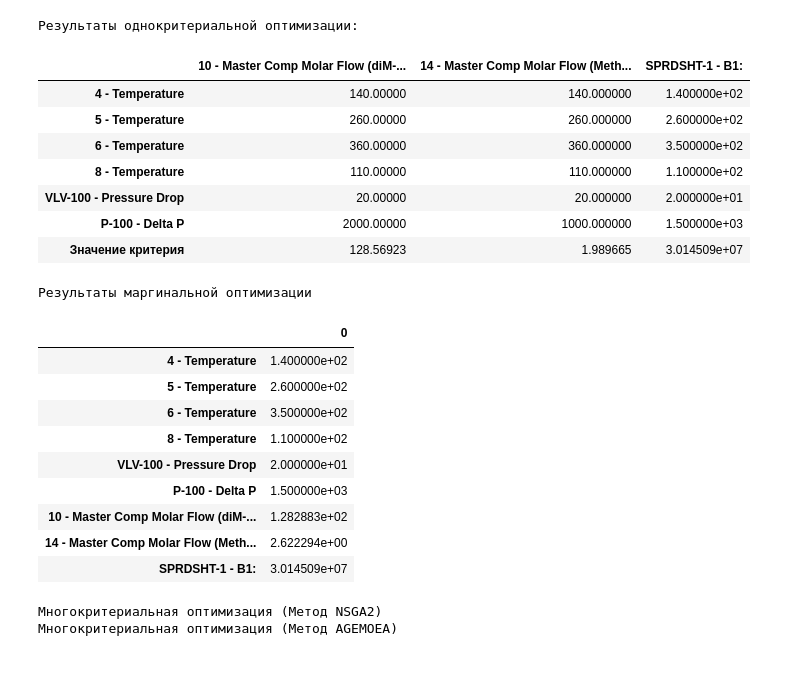
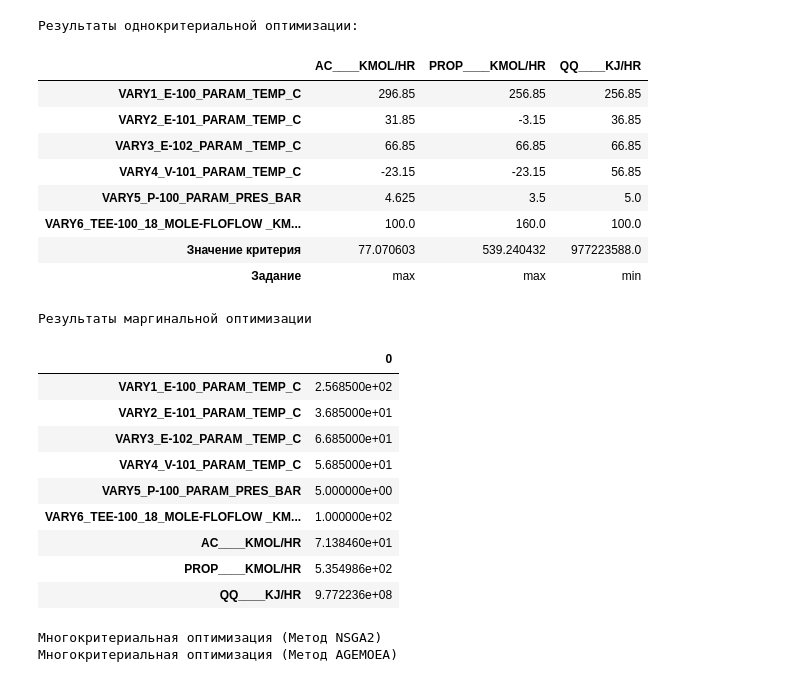
Before and after one commit to BanVacc/aspen_moo, a Jupyter notebook: optimization_linear_interp.ipynb, the cells around one changed output. Drawn from its saved outputs; the diff is of its cells as text; code cells hidden in the pictures.

```diff
--- a/optimization_linear_interp.ipynb
+++ b/optimization_linear_interp.ipynb
@@ -1,14 +1,17 @@
+# %%
+# Параметры
+TASK = ['max', 'max', 'min'] # Задача оптимизации
+FILE_PATH = './Other/aceton729.csv'  # Откуда брать файл
+PRINT_PROGRESS = False  # Вывод прогресса
+SAVE_RESULTS = False  # Сохранение результата
 # %%
 # Получение данных
 import pandas as pd
 
-task = ['max', 'min', 'min'] # Задача оптимизации
-file_name = './Hysys/data/hysys729_v2.csv'  # Откуда брать файл
-data_source = pd.read_csv(file_name, sep=',', index_col=0,
+data_source = pd.read_csv(FILE_PATH, sep=',', index_col=0,
                           skiprows=[1]  # Пропуск единиц измерения
-                          ).dropna(
-    axis=1, how='all')  # Чтение файла
-
+                          ).dropna(axis=1, how='all')
+print('Размер таблицы:', data_source.shape)
 
 # pd.options.display.float_format = '{:,.2f}'.format # Если нужно ограничить вывод до 2 знаков после запятой
 column_names = data_source.columns.values  # Получение названий столбцов
@@ -19,10 +22,9 @@ criteria1_column = data_source.iloc[:, 6].astype(float)
 criteria2_column = data_source.iloc[:, 7].astype(float)
 criteria3_column = data_source.iloc[:, 8].astype(float)
 
-print('Размер таблицы:', data_source.shape)
 
 ERROR_VALUE = -32767
-if data_source[data_source == ERROR_VALUE].count().sum() > 0 or data_source.isna().sum().sum()>0:
+if data_source[data_source == ERROR_VALUE].count().sum() > 0 or data_source.isna().sum().sum() > 0:
     print('В таблице есть битые данные')
     print(data_source[data_source == ERROR_VALUE].count())
     print(data_source.isna().sum())
@@ -36,18 +38,10 @@ import numpy as np
 # Создание точек для интерполяции
 points = np.array(params.values)
 
-PRINT_PROGRESS = False  # Вывод прогресса
-SAVE_RESULTS = False  # Сохранение результата
-
 # Псевдовеса,если нужно максимизировать критерий, то умножаем его на -1
-weight = [-1 if s == 'max' else 1 for s in task]
-
-# Границы параметров
-lower_bound = params.min().to_numpy()
-upper_bound = params.max().to_numpy()
+weight = [-1 if i == 'max' else 1 for i in TASK]
 
 # Создание интерполяторов
-print('Расчет интерполяторов')
 print('Расчет интерполятора:', column_names[6])
 criteria1 = LinearNDInterpolator(points, criteria1_column.values * weight[0])
 print('Расчет интерполятора:', column_names[7])
@@ -59,13 +53,20 @@ criteria3 = LinearNDInterpolator(
 print('Расчет интерполяторов завершен')
 
 test_point = params.sample(1).values[0]
-print('Проверка работы интерполяторов в точке', test_point) # Главное, чтобы просто nan не выдавало
+# Главное, чтобы nan не выдавало
+print('Проверка работы интерполяторов в точке', test_point)
 print(column_names[6], test_point, criteria1(test_point))
 print(column_names[7], test_point, criteria2(test_point))
 print(column_names[8], test_point, criteria3(test_point))
 
-bounds = pd.DataFrame([lower_bound, upper_bound],
+# Границы параметров
+lower_bound = params.min().to_numpy()
+upper_bound = params.max().to_numpy()
+# Количество шагов (может быть некорректно)
+steps = [params[col].unique().size for col in params]
+
+bounds = pd.DataFrame([lower_bound,upper_bound,steps],
                       columns=column_names[0:6],
-                      index=['Нижняя граница', 'Верхняя граница'])
+                      index=['Нижняя граница', 'Верхняя граница', 'Количество шагов (возможно некорректно)'])
 bounds.transpose()
 # %% [output]
@@ -112,41 +112,44 @@ class Find_best_c2 (Problem):
         out["F"] = criteria2(x)
 
 
 class Find_best_c3 (Problem):
     def __init__(self):
         super().__init__(n_var=6, n_obj=1, n_constr=0, xl=lower_bound, xu=upper_bound)
 
     def _evaluate(self, x, out, *args, **kwargs):
         out["F"] = criteria3(x)
 
 soo_c1 = minimize(Find_best_c1(), algorithm=PatternSearch(),
                   seed=1, verbose=PRINT_PROGRESS)
 soo_c2 = minimize(Find_best_c2(), algorithm=PatternSearch(),
                   seed=1, verbose=PRINT_PROGRESS)
 soo_c3 = minimize(Find_best_c3(), algorithm=PatternSearch(),
                   seed=1, verbose=PRINT_PROGRESS)
 
 # Вывод в виде таблицы
 single_criteria_optimization_df = pd.DataFrame(
     columns=column_names[0:6],
     data=[soo_c1.X, soo_c2.X, soo_c3.X],
     index=column_names[6:9]
 )
 single_criteria_optimization_df['Значение критерия'] = [
     weight[0] * soo_c1.F[0], weight[1] * soo_c2.F[0], weight[2] * soo_c3.F[0]]
 
+single_criteria_optimization_df['Задание'] = TASK
+
 print('Результаты однокритериальной оптимизации:')
 single_criteria_optimization_df.transpose()
 # %% [output]
 Результаты однокритериальной оптимизации:
-|  | 10 - Master Comp Molar Flow (diM-... | 14 - Master Comp Molar Flow (Meth... | SPRDSHT-1 - B1: |
-| 4 - Temperature | 140.00000 | 140.000000 | 1.400000e+02 |
-| 5 - Temperature | 260.00000 | 260.000000 | 2.600000e+02 |
-| 6 - Temperature | 360.00000 | 360.000000 | 3.500000e+02 |
-| 8 - Temperature | 110.00000 | 110.000000 | 1.100000e+02 |
-| VLV-100 - Pressure Drop | 20.00000 | 20.000000 | 2.000000e+01 |
-| P-100 - Delta P | 2000.00000 | 1000.000000 | 1.500000e+03 |
-| Значение критерия | 128.56923 | 1.989665 | 3.014509e+07 |
+|  | AC____KMOL/HR | PROP____KMOL/HR | QQ____KJ/HR |
+| VARY1_E-100_PARAM_TEMP_C | 296.85 | 256.85 | 256.85 |
+| VARY2_E-101_PARAM_TEMP_C | 31.85 | -3.15 | 36.85 |
+| VARY3_E-102_PARAM _TEMP_C | 66.85 | 66.85 | 66.85 |
+| VARY4_V-101_PARAM_TEMP_C | -23.15 | -23.15 | 56.85 |
+| VARY5_P-100_PARAM_PRES_BAR | 4.625 | 3.5 | 5.0 |
+| VARY6_TEE-100_18_MOLE-FLOFLOW _KM... | 100.0 | 160.0 | 100.0 |
+| Значение критерия | 77.070603 | 539.240432 | 977223588.0 |
+| Задание | max | max | min |
 # %%
 # Оптимизация на основе маргинальных решений
 
@@ -196,15 +199,15 @@ margin_optimization_df
 # %% [output]
 Результаты маргинальной оптимизации
 |  | 0 |
-| 4 - Temperature | 1.400000e+02 |
-| 5 - Temperature | 2.600000e+02 |
-| 6 - Temperature | 3.500000e+02 |
-| 8 - Temperature | 1.100000e+02 |
-| VLV-100 - Pressure Drop | 2.000000e+01 |
-| P-100 - Delta P | 1.500000e+03 |
-| 10 - Master Comp Molar Flow (diM-... | 1.282883e+02 |
-| 14 - Master Comp Molar Flow (Meth... | 2.622294e+00 |
-| SPRDSHT-1 - B1: | 3.014509e+07 |
+| VARY1_E-100_PARAM_TEMP_C | 2.568500e+02 |
+| VARY2_E-101_PARAM_TEMP_C | 3.685000e+01 |
+| VARY3_E-102_PARAM _TEMP_C | 6.685000e+01 |
+| VARY4_V-101_PARAM_TEMP_C | 5.685000e+01 |
+| VARY5_P-100_PARAM_PRES_BAR | 5.000000e+00 |
+| VARY6_TEE-100_18_MOLE-FLOFLOW _KM... | 1.000000e+02 |
+| AC____KMOL/HR | 7.138460e+01 |
+| PROP____KMOL/HR | 5.354986e+02 |
+| QQ____KJ/HR | 9.772236e+08 |
 # %%
 # Многокритериальная оптимизация
 from pymoo.optimize import minimize
```
Also changed, not shown: parts of 4 cells of this notebook.
